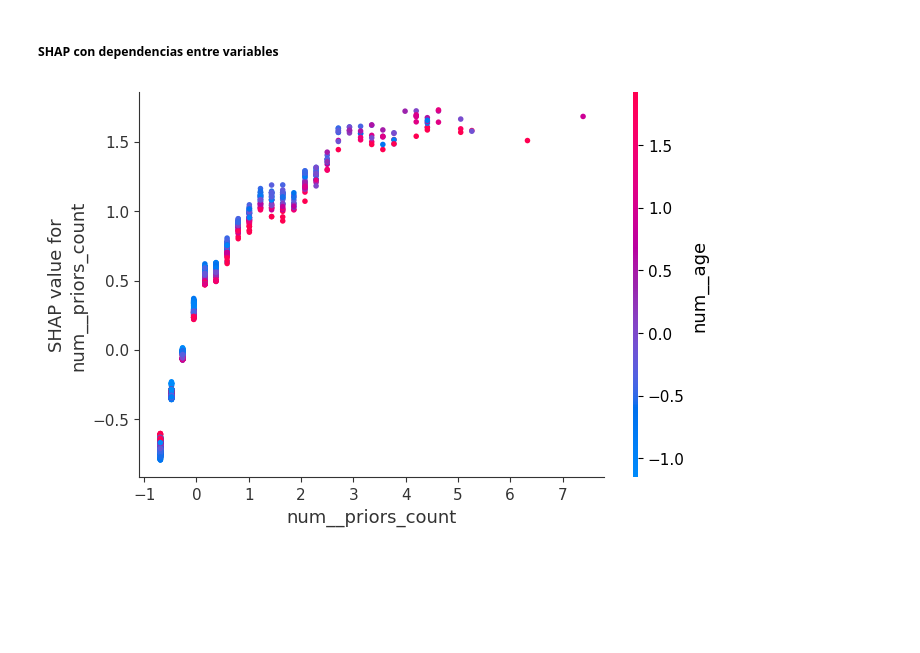
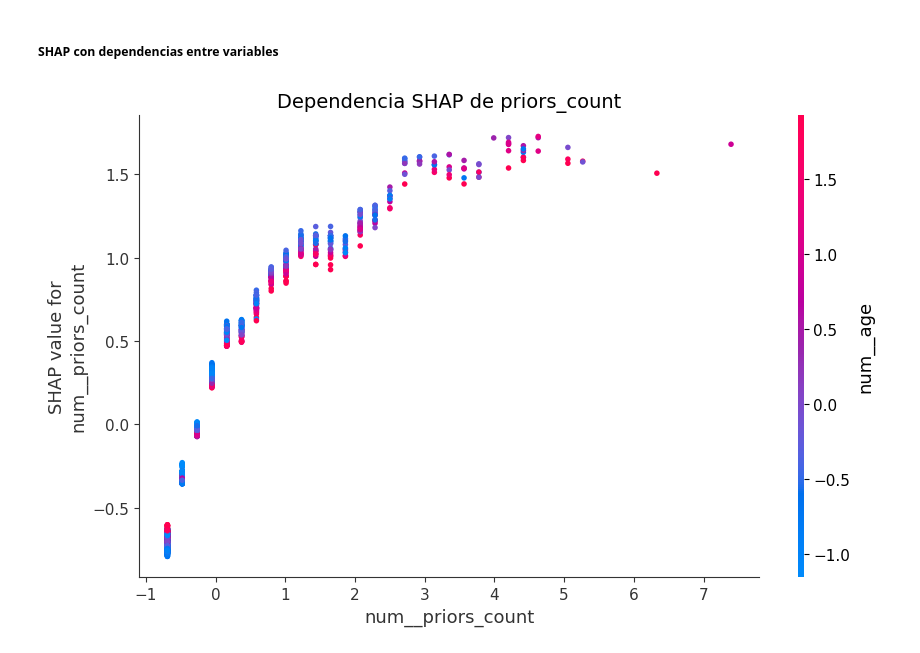
Before and after one commit to dmg131/AA_proyect, a Jupyter notebook: main_explicabilidad.ipynb, the cells around one changed output. Saved outputs shown, nothing was run; the diff lists cells and outputs as text; code cells hidden in the pictures; blank space fills up the shorter version.

```diff
--- a/main_explicabilidad.ipynb
+++ b/main_explicabilidad.ipynb
@@ -264,14 +277,21 @@ plt.show()
 # %%
 # Dependence plot - priors_count
 
 shap.dependence_plot(
     "num__priors_count",
     shap_values,
     X_transformed,
-    feature_names=feature_names
+    feature_names=feature_names,
+    show=False
 )
+
+plt.title("Dependencia SHAP de priors_count", fontsize=14)
+plt.gcf().set_size_inches(10, 6)
+
+plt.savefig("Images/shap_dependence_priors_age.png", dpi=600, bbox_inches="tight")
+plt.show()
 # %% [output]
-[figure, old version]
+[figure, new version]
 # %%
 # Dependence plot con interacción racial
 
```
Also changed, not shown: parts of 6 cells of this notebook, 8 other files.
